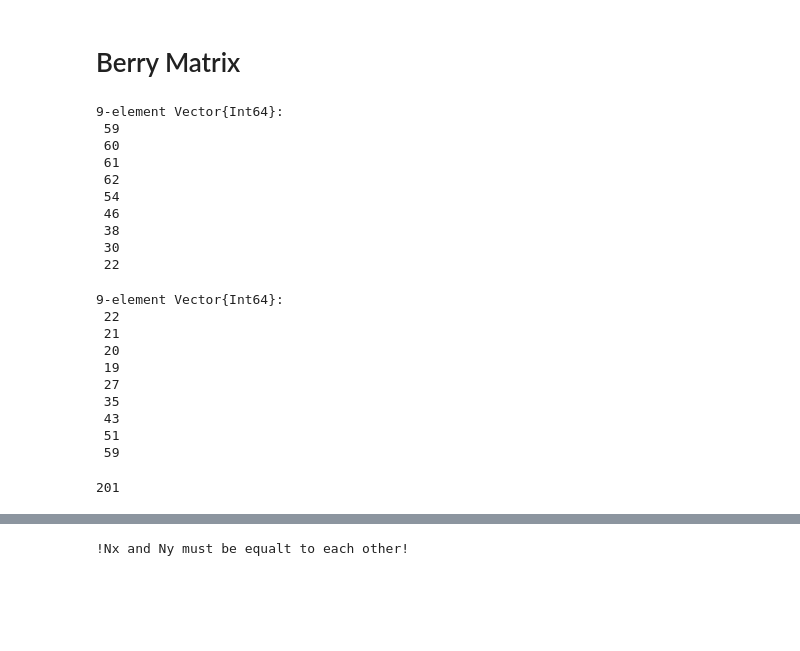
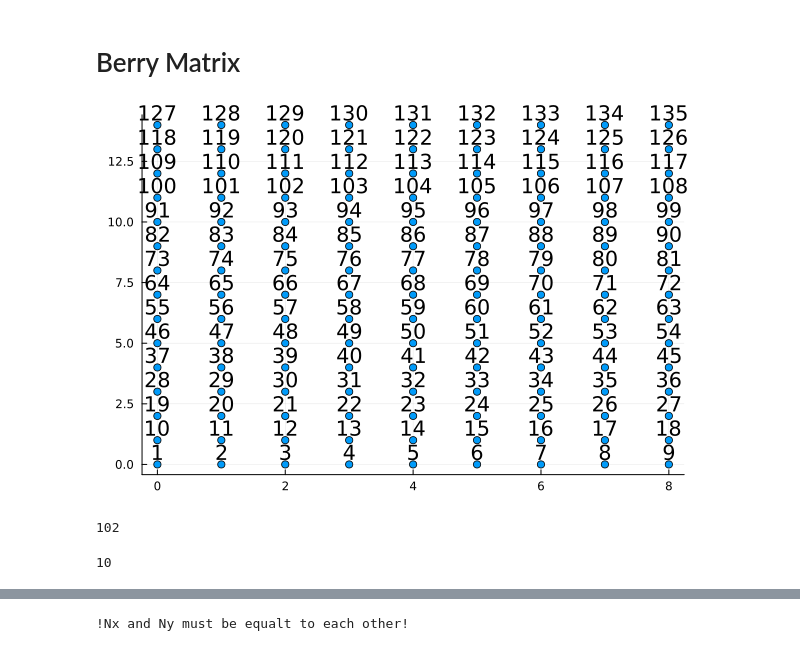
Before and after one commit to Umut-Can-Physics/Kagome-Lattice, a Jupyter notebook: My Numerical Calculations/Many-Body/Hofstadter/Hofstadter First Band Approximation.ipynb, the cells around one changed output, grey strips where cells are left out. Saved outputs shown, nothing was run; the diff lists cells and outputs as text; code cells hidden in the pictures; blank space fills up the shorter version.

```diff
--- a/My Numerical Calculations/Many-Body/Hofstadter/Hofstadter First Band Approximation.ipynb
+++ b/My Numerical Calculations/Many-Body/Hofstadter/Hofstadter First Band Approximation.ipynb
@@ -369,38 +326,14 @@ LoadError: UndefVarError: `avg_density` not defined
 # %% [markdown]
 # Berry Matrix
-# %%
-start_point = Impurity_Data.Imp_Site[1]
-lens = [3, 5]
-dirs = [1, -Nx]
-rec_path_1 = unique(rectangular_path(start_point,lens,dirs))
-# %% [output]
-9-element Vector{Int64}:
- 59
- 60
- 61
- 62
- 54
- 46
- 38
- 30
- 22
-# %%
-start_point = Impurity_Data.Imp_Site[2]
-lens = [3, 5]
-dirs = [-1, Nx]
-rec_path_2 = unique(rectangular_path(start_point,lens,dirs))
-# %% [output]
-9-element Vector{Int64}:
- 22
- 21
- 20
- 19
- 27
- 35
- 43
- 51
- 59
-# %%
-length(0:0.005:1)
-# %% [output]
-201
+# %%
+plot_square_lattice(Nx, Ny)
+# %% [output]
+[figure, added]
+# %%
+start_point_1 = Impurity_Data.Imp_Site[1]
+# %% [output]
+102
+# %%
+Nx
+# %% [output]
+10
```
Also changed, not shown: parts of 78 cells of this notebook, 10 other files.
